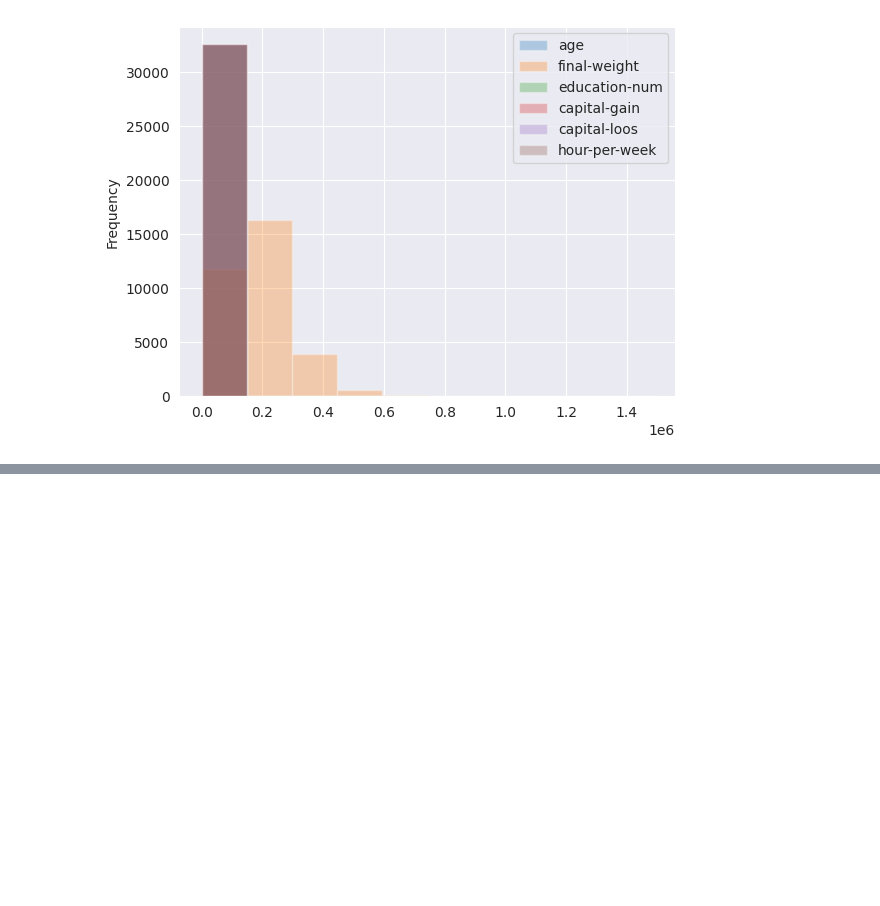
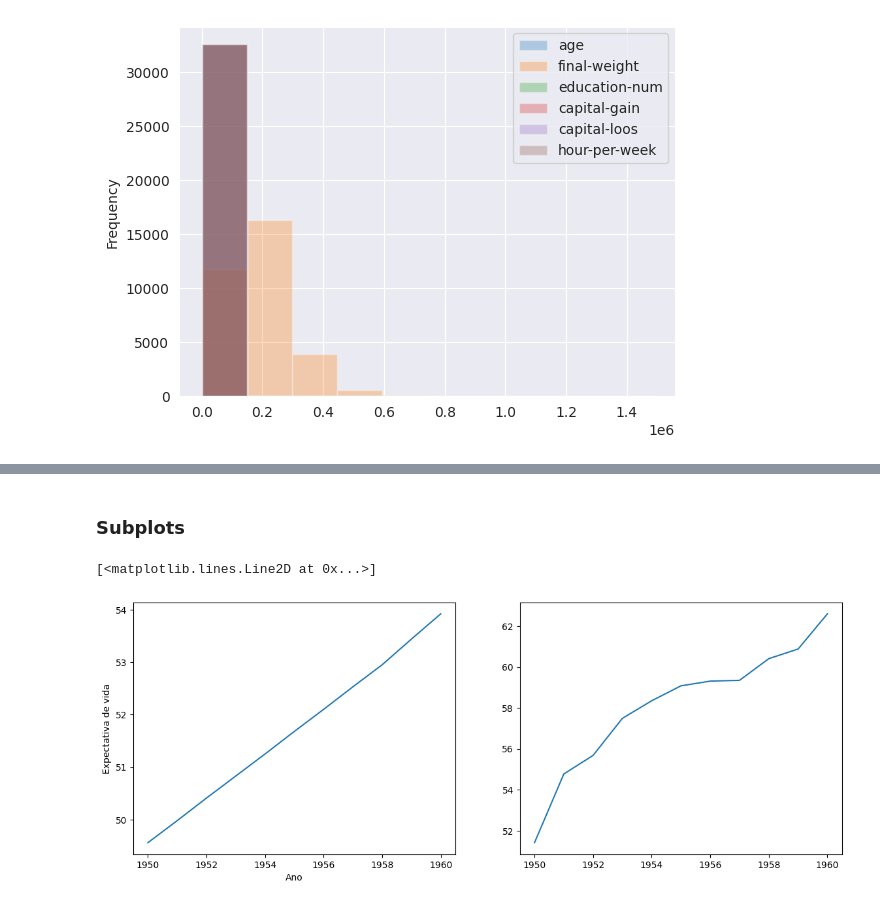
Before and after one commit to DanRelief/DanRelief, a Jupyter notebook: Pandas.ipynb, the cells around one changed output, grey strips where cells are left out. Saved outputs shown, nothing was run; the diff lists cells and outputs as text; code cells hidden in the pictures; blank space fills up the shorter version.

```diff
--- a/Pandas.ipynb
+++ b/Pandas.ipynb
@@ -1342,0 +1345,8 @@ plot.figure.savefig("histograma.png") #salvando o gráfico gerado com o nome esc
+# %%
+import pandas as pd
+import numpy as np
+import matplotlib.pyplot as plt
+
+%matplotlib inline
+
+df = pd.read_csv("life_expectancy.csv")
@@ -1342,0 +1396,18 @@ plot.figure.savefig("histograma.png") #salvando o gráfico gerado com o nome esc
+# %%
+df_brazil= df[df['Country'] == 'Brazil']
+# %%
+df_eua= df[df['Country'] == 'EUA']
+# %% [markdown]
+### Subplots
+# %%
+figure, axes= plt.subplots(nrows=1, ncols=2, figsize=(14,5)) #definindo n de lihas e colunas e o tamanho da figura
+
+axes[0].plot(df_brazil['Year'], df_brazil['Life Expectancy']) #plotando o eixo x como sendo o ano e o y como sendo a expectativa
+axes[0].set_xlabel('Ano')
+axes[0].set_ylabel('Expectativa de vida') #colocando título do x e no y
+axes[0].set_title('Expectativa de vida no Brasil') #título do gráfico
+
+axes[1].plot(df_eua['Year'], df_eua['Life Expectancy'])
+# %% [output]
+[<matplotlib.lines.Line2D at 0x...>]
+[figure, added]
```
Also changed, not shown: parts of 8 cells of this notebook.
